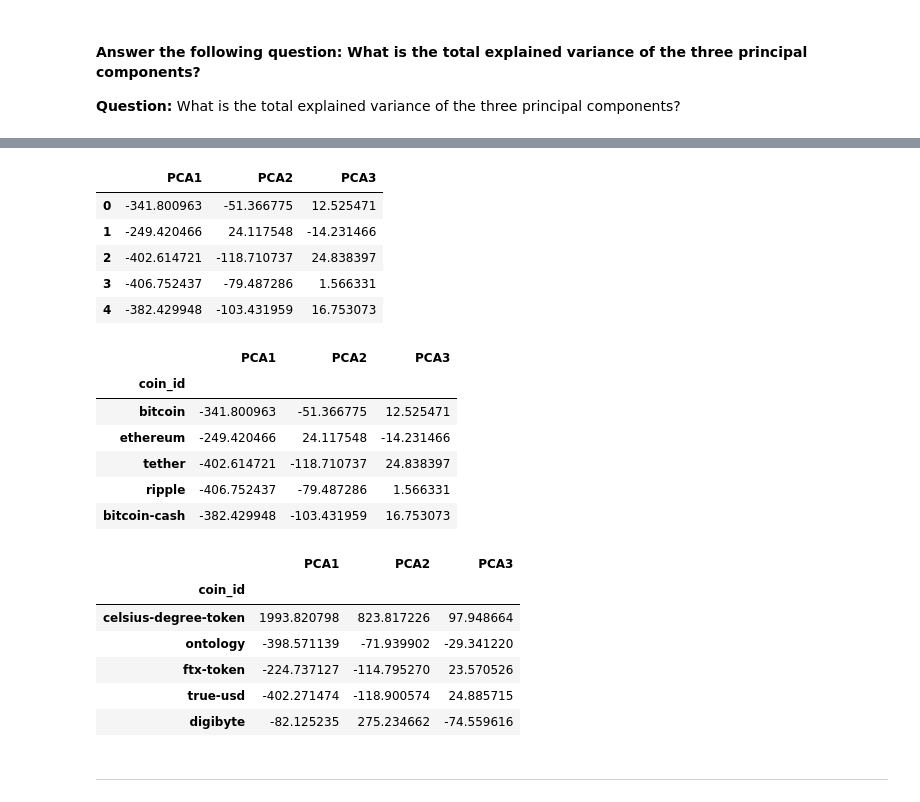
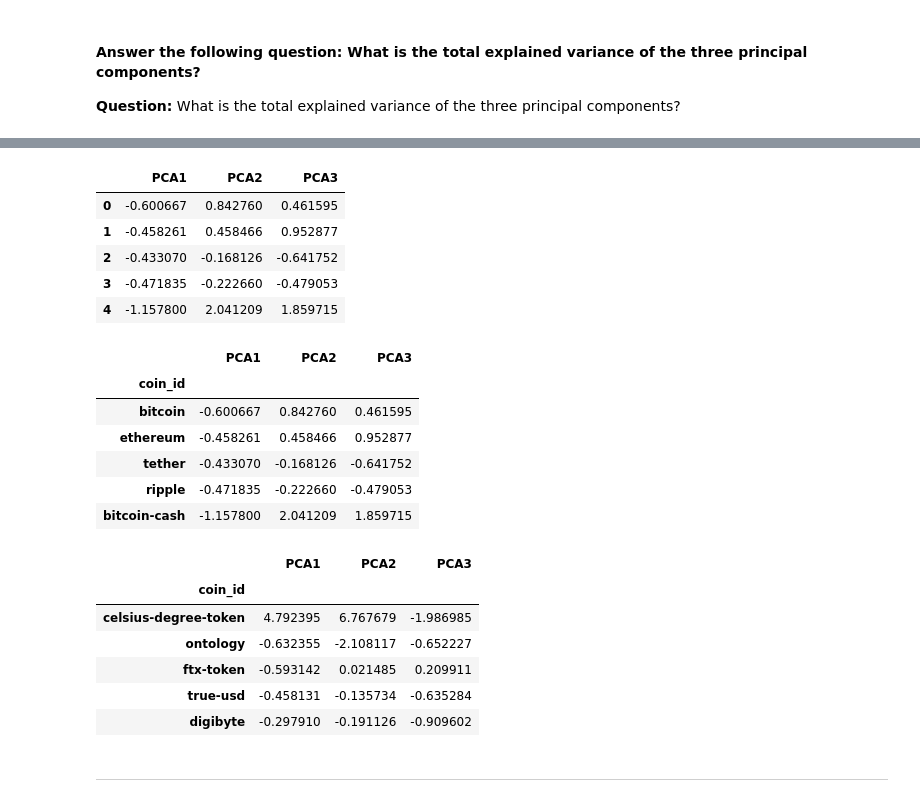
Before and after one commit to gadam/module_10_challenge, a Jupyter notebook: crypto_investments.ipynb, the cells around one changed output, grey strips where cells are left out. Saved outputs shown, nothing was run; the diff lists cells and outputs as text; code cells hidden in the pictures.

```diff
--- a/crypto_investments.ipynb
+++ b/crypto_investments.ipynb
@@ -164,7 +172,7 @@ inertia = []
 # 3. Append the model.inertia_ to the inertia list
 for i in k:
     k_model = KMeans(n_clusters=i, random_state=1)
-    k_model.fit(df_market_data)
+    k_model.fit(df_market_data_scaled)
     inertia.append(k_model.inertia_)
 # %%
 # Create a dictionary with the data to plot the Elbow curve
@@ -219,7 +230,7 @@ In this section, you will use the K-Means algorithm with the best value for `k`
 k_model = KMeans(n_clusters=4, random_state=1)
 # %%
 # Fit the K-Means model using the scaled data
-k_model.fit(df_market_data)
+k_model.fit(df_market_data_scaled)
 # %% [output]
 KMeans(n_clusters=4, random_state=1)
 # %%
@@ -293,7 +306,7 @@ pca = PCA(n_components=3)
 # %%
 # Use the PCA model with `fit_transform` to reduce to
 # three principal components.
-market_data_pca = pca.fit_transform(df_market_data)
+market_data_pca = pca.fit_transform(df_market_data_scaled)
 
 # View the first five rows of the DataFrame.
 market_data_pca[:5]
@@ -324,49 +337,49 @@ display(
 # %%
 # Create a new DataFrame with the PCA data.
 # Note: The code for this step is provided for you
 
 # Creating a DataFrame with the PCA data
-market_data_pca_df = pd.DataFrame(
+df_market_data_pca = pd.DataFrame(
     market_data_pca,
     columns=[
         'PCA1',
         'PCA2',
         'PCA3'
     ]
 )
-market_data_pca_df.head()
+df_market_data_pca.head()
 # %% [output]
 |  | PCA1 | PCA2 | PCA3 |
-| 0 | -341.800963 | -51.366775 | 12.525471 |
-| 1 | -249.420466 | 24.117548 | -14.231466 |
-| 2 | -402.614721 | -118.710737 | 24.838397 |
-| 3 | -406.752437 | -79.487286 | 1.566331 |
-| 4 | -382.429948 | -103.431959 | 16.753073 |
+| 0 | -0.600667 | 0.842760 | 0.461595 |
+| 1 | -0.458261 | 0.458466 | 0.952877 |
+| 2 | -0.433070 | -0.168126 | -0.641752 |
+| 3 | -0.471835 | -0.222660 | -0.479053 |
+| 4 | -1.157800 | 2.041209 | 1.859715 |
 # %%
 # Copy the crypto names from the original data
-market_data_pca_df['coin_id'] = df_market_data.index
+df_market_data_pca['coin_id'] = df_market_data_scaled.index
 
 # Set the coinid column as index
-market_data_pca_df.set_index('coin_id', drop=True, inplace=True)
+df_market_data_pca.set_index('coin_id', drop=True, inplace=True)
 
 # Display sample data
-display(market_data_pca_df.head())
-display(market_data_pca_df.tail())
+display(df_market_data_pca.head())
+display(df_market_data_pca.tail())
 # %% [output]
 |  | PCA1 | PCA2 | PCA3 |
 | coin_id |  |  |  |
-| bitcoin | -341.800963 | -51.366775 | 12.525471 |
-| ethereum | -249.420466 | 24.117548 | -14.231466 |
-| tether | -402.614721 | -118.710737 | 24.838397 |
-| ripple | -406.752437 | -79.487286 | 1.566331 |
-| bitcoin-cash | -382.429948 | -103.431959 | 16.753073 |
+| bitcoin | -0.600667 | 0.842760 | 0.461595 |
+| ethereum | -0.458261 | 0.458466 | 0.952877 |
+| tether | -0.433070 | -0.168126 | -0.641752 |
+| ripple | -0.471835 | -0.222660 | -0.479053 |
+| bitcoin-cash | -1.157800 | 2.041209 | 1.859715 |
 |  | PCA1 | PCA2 | PCA3 |
 | coin_id |  |  |  |
-| celsius-degree-token | 1993.820798 | 823.817226 | 97.948664 |
-| ontology | -398.571139 | -71.939902 | -29.341220 |
-| ftx-token | -224.737127 | -114.795270 | 23.570526 |
-| true-usd | -402.271474 | -118.900574 | 24.885715 |
-| digibyte | -82.125235 | 275.234662 | -74.559616 |
+| celsius-degree-token | 4.792395 | 6.767679 | -1.986985 |
+| ontology | -0.632355 | -2.108117 | -0.652227 |
+| ftx-token | -0.593142 | 0.021485 | 0.209911 |
+| true-usd | -0.458131 | -0.135734 | -0.635284 |
+| digibyte | -0.297910 | -0.191126 | -0.909602 |
 # %% [markdown]
 ---
 # %% [markdown]
```
Also changed, not shown: parts of 29 cells of this notebook.
